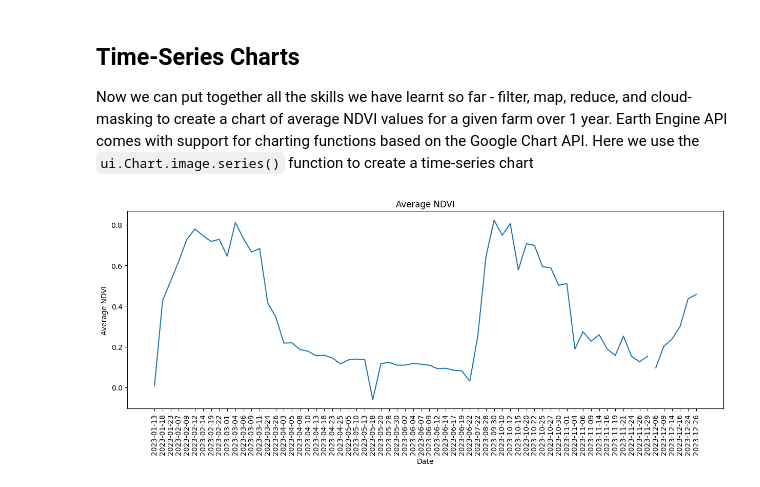
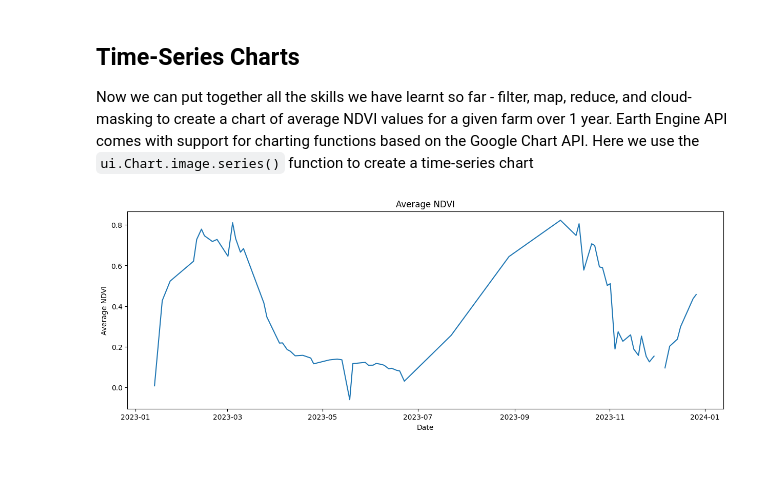
Before and after one commit to kavyajeetbora/end_to_end_gee_with_python, a Jupyter notebook: end_to_end_earth_engine/Module_02_Earth_Engine_Intermediate.ipynb, the cells around one changed output. Saved outputs shown, nothing was run; the diff lists cells and outputs as text; code cells hidden in the pictures.

Commit message:
Add - generalized function for plotting timeseries from imagecollection

```diff
--- a/end_to_end_earth_engine/Module_02_Earth_Engine_Intermediate.ipynb
+++ b/end_to_end_earth_engine/Module_02_Earth_Engine_Intermediate.ipynb
@@ -473,14 +473,50 @@ def summarizeRegion(image, geometry):
     ).get('NDVI'))
 
     return image.set('average_stat', stat)
+
+
+# Get a list of dictionaries containing image information
+
+def extract_time_series(image_collection, stat='average_stat'):
+
+    image_list = image_collection.getInfo()['features']
+    properties = [img['properties'] for img in image_list]
+
+    x, y = [], []
+    for prop in properties:
+        try:
+            stat = prop['average_stat']
+            time = prop['GENERATION_TIME']/1000 ## in seconds
+            time = datetime.fromtimestamp(time) #.strftime('%Y-%m-%d')
+        except:
+            stat = float('nan')
+
+        y.append(stat)
+        x.append(time)
+
+    return x,y
+
+def plot_time_series(x,y):
+
+    fig,ax = plt.subplots(figsize=(15,5))
+    x,y = extract_time_series(indices)
+    ax.plot(x,y)
+    ax.set_xlabel("Date")
+    ax.set_ylabel('Average NDVI')
+    ax.set_title("Average NDVI")
+    return fig
 # %%
 ## Load the multi-band sentinel image dataset
 s2 = ee.ImageCollection('COPERNICUS/S2_SR_HARMONIZED')
 
 ## Filter tje data as per cloud pixel percentage, date and bounds
 filtered_img = s2.filter(ee.Filter.lt('CLOUDY_PIXEL_PERCENTAGE',30))\
 .filter(ee.Filter.date('2023-01-01','2024-01-01'))\
 .filter(ee.Filter.bounds(geometry))
 
 ## Calculate the NDVI
 indices = filtered_img.map(calculate_indices).map(lambda x: summarizeRegion(x, geometry))
+x,y = extract_time_series(indices)
+fig = plot_time_series(x,y)
+# %% [output]
+[figure, added]
@@ -503,10 +522,0 @@ for prop in properties:
-# %%
-plt.figure(figsize=(15,5))
-plt.plot(x,y)
-plt.xticks(rotation=90)
-plt.xlabel("Date")
-plt.ylabel('Average NDVI')
-plt.title("Average NDVI")
-plt.show()
-# %% [output]
-[figure, removed]
```
Also changed, not shown: parts of 7 cells of this notebook.
